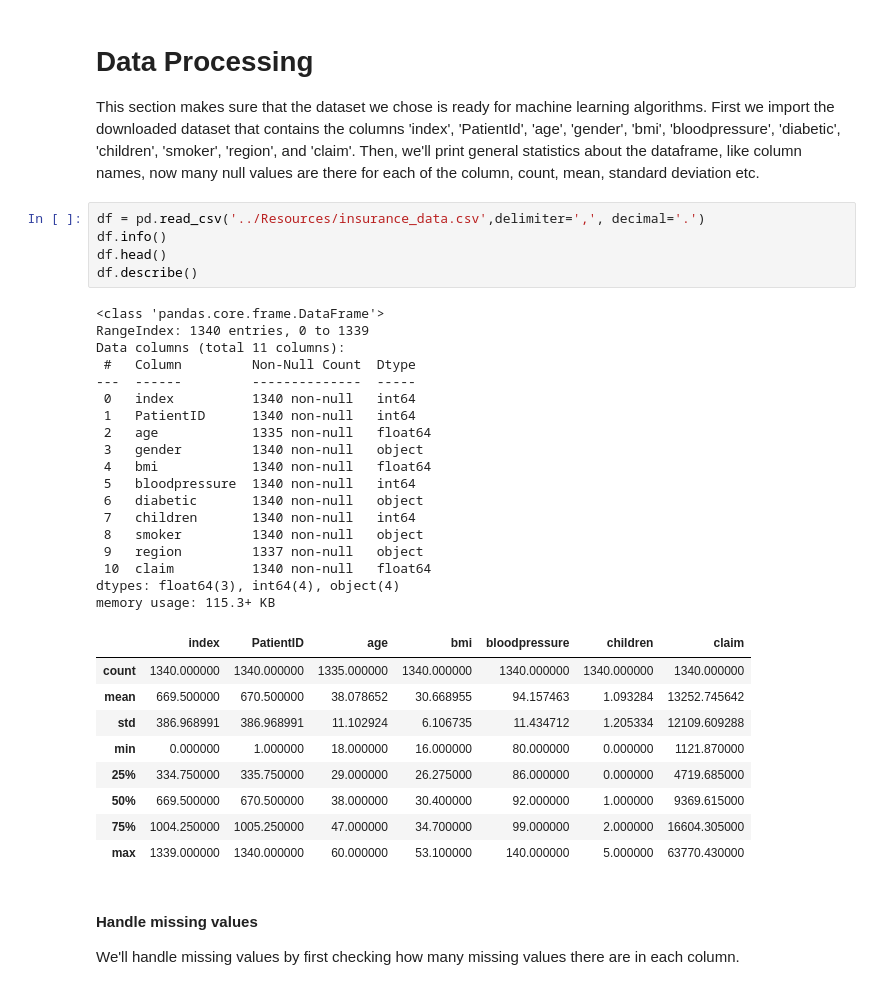
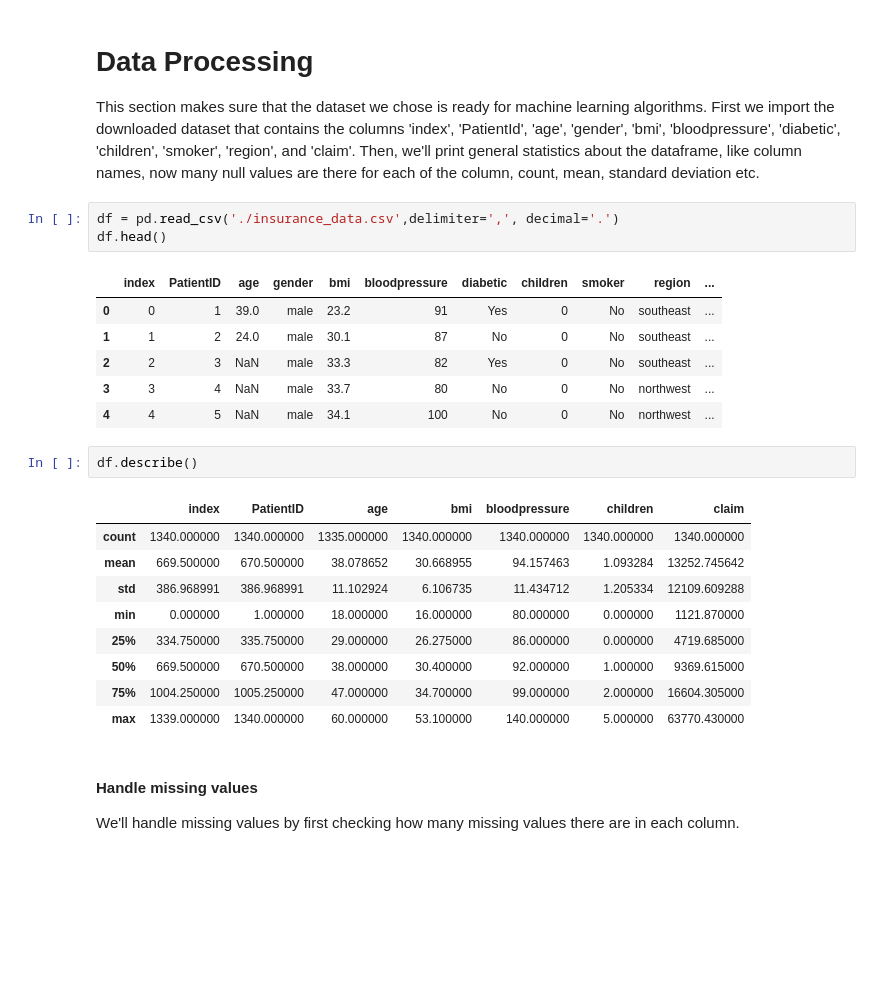
Before and after one commit to alecsiuh/MLT, a Jupyter notebook: DataPreProcessing.ipynb, the cells around one changed output. Saved outputs shown, nothing was run; the diff lists cells and outputs as text; blank space fills up the shorter version.

```diff
--- a/DataPreProcessing.ipynb
+++ b/DataPreProcessing.ipynb
@@ -10,38 +10,27 @@ from matplotlib import pyplot as plt
 # Data Processing
 This section makes sure that the dataset we chose is ready for machine learning algorithms. First we import the downloaded dataset that contains the columns 'index', 'PatientId', 'age', 'gender', 'bmi', 'bloodpressure', 'diabetic', 'children', 'smoker', 'region', and 'claim'. Then, we'll print general statistics about the dataframe, like column names, now many null values are there for each of the column, count, mean, standard deviation etc.
 # %%
-df = pd.read_csv('../Resources/insurance_data.csv',delimiter=',', decimal='.')
-df.info()
+df = pd.read_csv('./insurance_data.csv',delimiter=',', decimal='.')
 df.head()
-df.describe()
 # %% [output]
-<class 'pandas.core.frame.DataFrame'>
-RangeIndex: 1340 entries, 0 to 1339
-Data columns (total 11 columns):
- #   Column         Non-Null Count  Dtype
----  ------         --------------  -----
- 0   index          1340 non-null   int64
- 1   PatientID      1340 non-null   int64
- 2   age            1335 non-null   float64
- 3   gender         1340 non-null   object
- 4   bmi            1340 non-null   float64
- 5   bloodpressure  1340 non-null   int64
- 6   diabetic       1340 non-null   object
- 7   children       1340 non-null   int64
- 8   smoker         1340 non-null   object
- 9   region         1337 non-null   object
- 10  claim          1340 non-null   float64
-dtypes: float64(3), int64(4), object(4)
-memory usage: 115.3+ KB
-|  | index | PatientID | age | bmi | bloodpressure | children | claim |
-| count | 1340.000000 | 1340.000000 | 1335.000000 | 1340.000000 | 1340.000000 | 1340.000000 | 1340.000000 |
-| mean | 669.500000 | 670.500000 | 38.078652 | 30.668955 | 94.157463 | 1.093284 | 13252.745642 |
-| std | 386.968991 | 386.968991 | 11.102924 | 6.106735 | 11.434712 | 1.205334 | 12109.609288 |
-| min | 0.000000 | 1.000000 | 18.000000 | 16.000000 | 80.000000 | 0.000000 | 1121.870000 |
-| 25% | 334.750000 | 335.750000 | 29.000000 | 26.275000 | 86.000000 | 0.000000 | 4719.685000 |
-| 50% | 669.500000 | 670.500000 | 38.000000 | 30.400000 | 92.000000 | 1.000000 | 9369.615000 |
-| 75% | 1004.250000 | 1005.250000 | 47.000000 | 34.700000 | 99.000000 | 2.000000 | 16604.305000 |
-| max | 1339.000000 | 1340.000000 | 60.000000 | 53.100000 | 140.000000 | 5.000000 | 63770.430000 |
+|  | index | PatientID | age | gender | bmi | bloodpressure | diabetic | children | smoker | region | ... |
+| 0 | 0 | 1 | 39.0 | male | 23.2 | 91 | Yes | 0 | No | southeast | ... |
+| 1 | 1 | 2 | 24.0 | male | 30.1 | 87 | No | 0 | No | southeast | ... |
+| 2 | 2 | 3 | NaN | male | 33.3 | 82 | Yes | 0 | No | southeast | ... |
+| 3 | 3 | 4 | NaN | male | 33.7 | 80 | No | 0 | No | northwest | ... |
+| 4 | 4 | 5 | NaN | male | 34.1 | 100 | No | 0 | No | northwest | ... |
+# %%
+df.describe()
+# %% [output]
+|  | index | PatientID | age | bmi | bloodpressure | children | claim |
+| count | 1340.000000 | 1340.000000 | 1335.000000 | 1340.000000 | 1340.000000 | 1340.000000 | 1340.000000 |
+| mean | 669.500000 | 670.500000 | 38.078652 | 30.668955 | 94.157463 | 1.093284 | 13252.745642 |
+| std | 386.968991 | 386.968991 | 11.102924 | 6.106735 | 11.434712 | 1.205334 | 12109.609288 |
+| min | 0.000000 | 1.000000 | 18.000000 | 16.000000 | 80.000000 | 0.000000 | 1121.870000 |
+| 25% | 334.750000 | 335.750000 | 29.000000 | 26.275000 | 86.000000 | 0.000000 | 4719.685000 |
+| 50% | 669.500000 | 670.500000 | 38.000000 | 30.400000 | 92.000000 | 1.000000 | 9369.615000 |
+| 75% | 1004.250000 | 1005.250000 | 47.000000 | 34.700000 | 99.000000 | 2.000000 | 16604.305000 |
+| max | 1339.000000 | 1340.000000 | 60.000000 | 53.100000 | 140.000000 | 5.000000 | 63770.430000 |
 # %% [markdown]
 #### Handle missing values
 We'll handle missing values by first checking how many missing values there are in each column.
```
Also changed, not shown: parts of 18 cells of this notebook, 3 other files.
